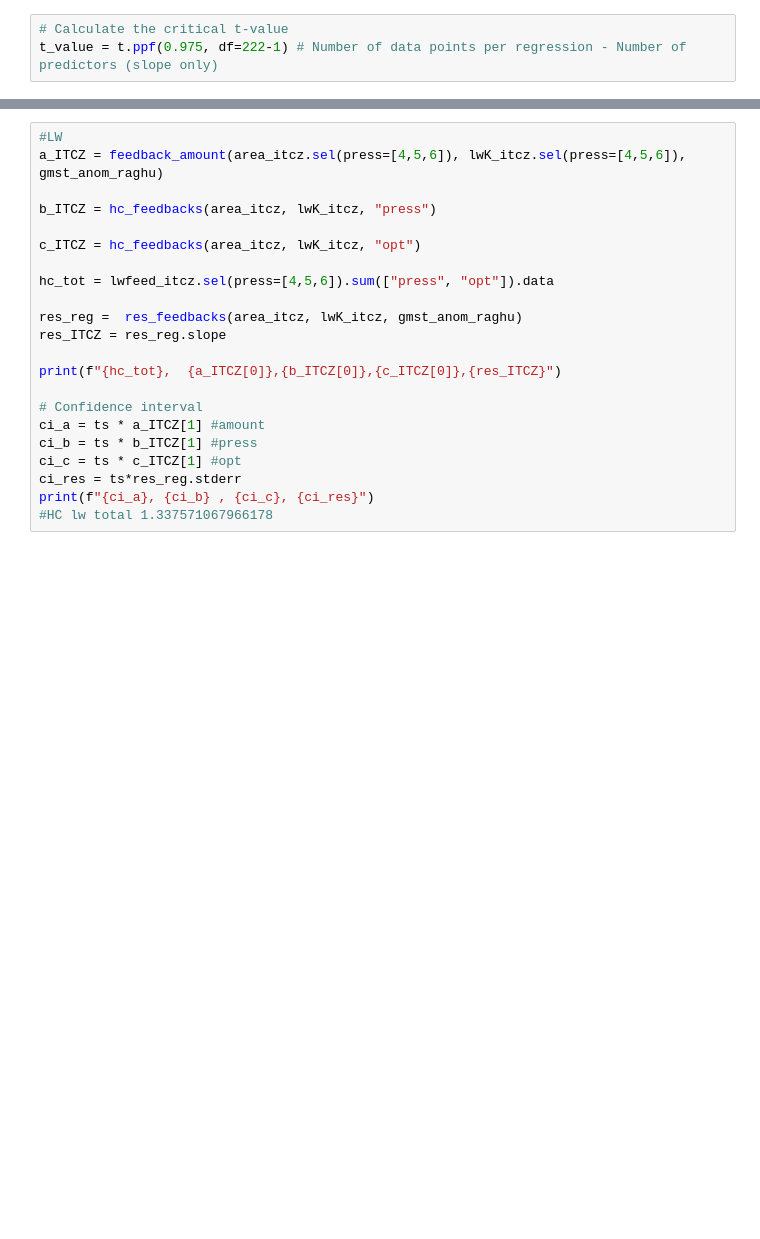
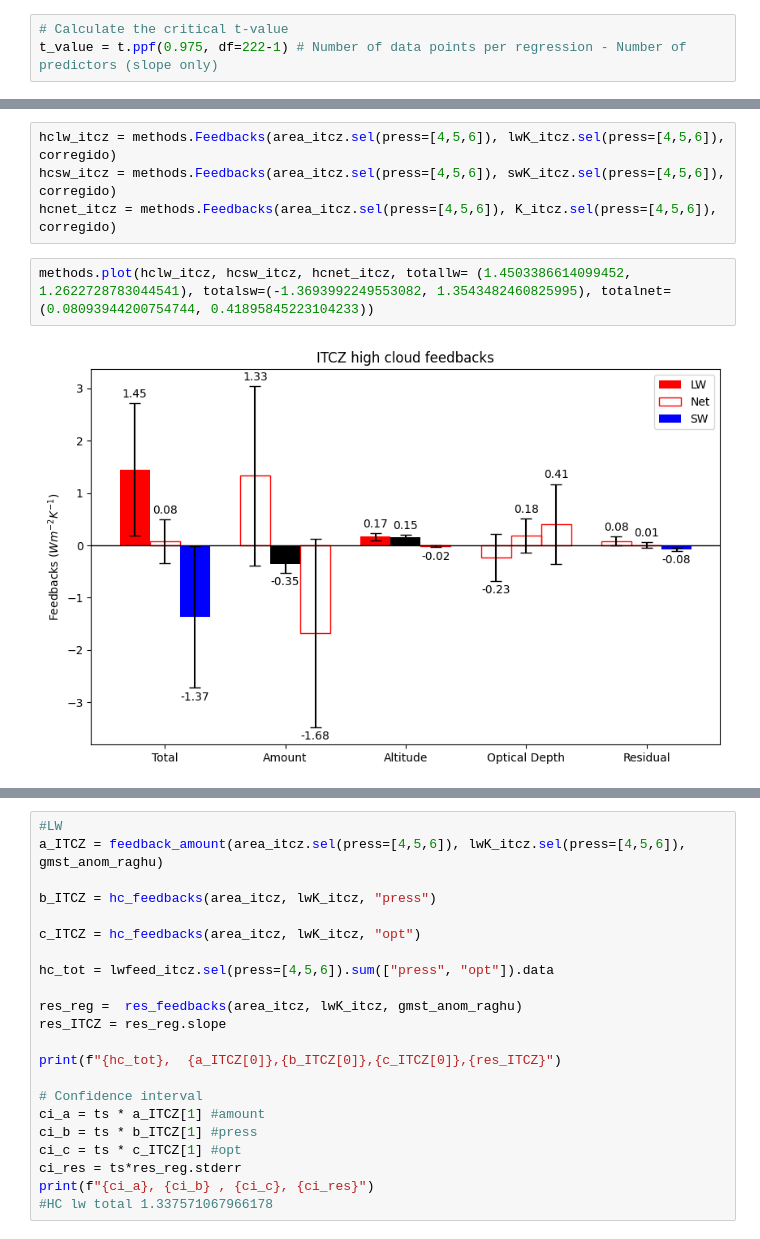
Before and after one commit to paula-rj/HighClouds, a Jupyter notebook: feedbacks.ipynb, the cells around one changed output, grey strips where cells are left out. Drawn from its saved outputs; the diff is of its cells as text; blank space fills up the shorter version.

```diff
--- a/feedbacks.ipynb
+++ b/feedbacks.ipynb
@@ -840,0 +899,8 @@ t_value = t.ppf(0.975, df=222-1) # Number of data points per regression - Number
+# %%
+hclw_itcz = methods.Feedbacks(area_itcz.sel(press=[4,5,6]), lwK_itcz.sel(press=[4,5,6]), corregido)
+hcsw_itcz = methods.Feedbacks(area_itcz.sel(press=[4,5,6]), swK_itcz.sel(press=[4,5,6]), corregido)
+hcnet_itcz = methods.Feedbacks(area_itcz.sel(press=[4,5,6]), K_itcz.sel(press=[4,5,6]), corregido)
+# %%
+methods.plot(hclw_itcz, hcsw_itcz, hcnet_itcz, totallw= (1.4503386614099452, 1.2622728783044541), totalsw=(-1.3693992249553082, 1.3543482460825995), totalnet=(0.08093944200754744, 0.41895845223104233))
+# %% [output]
+[figure, added]
```
Also changed, not shown: parts of 65 cells of this notebook, 1 other file.
